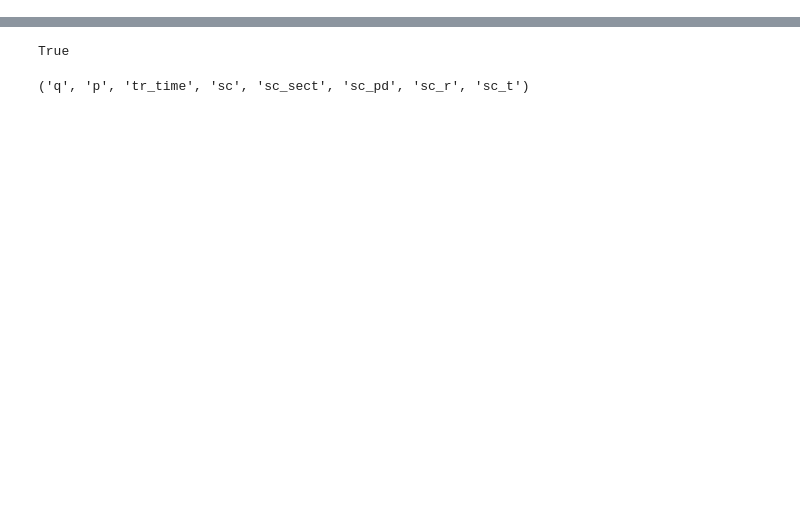
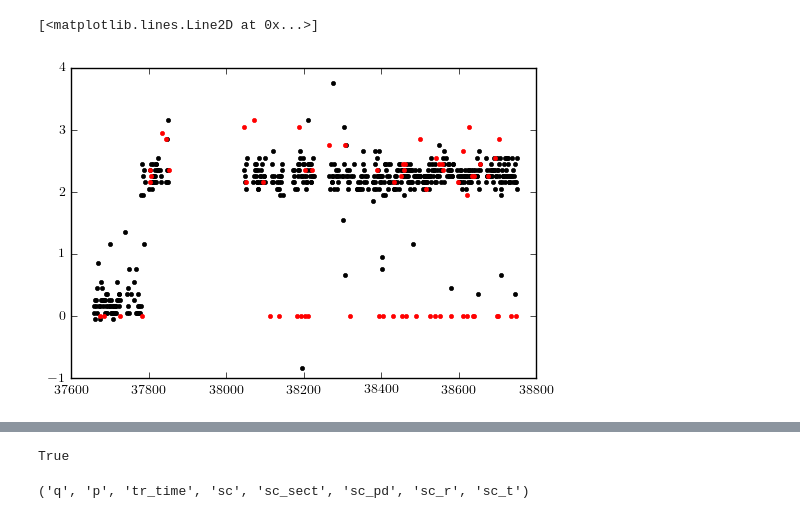
Before and after one commit to evan-phelps/phys-ana-omega, a Jupyter notebook: worksheets/pid_pos_per_run.ipynb, the cells around one changed output, grey strips where cells are left out. Cells and saved outputs as stored; diff of their text form; code cells hidden in the pictures; blank space fills up the shorter version.

```diff
--- a/worksheets/pid_pos_per_run.ipynb
+++ b/worksheets/pid_pos_per_run.ipynb
@@ -80,0 +105,14 @@ def get_peak_points(h):
+# %%
+%%time
+runs, peaks = [], []
+runs_e, peaks_e = [], []
+for (run, dts) in run_dtsS:
+    (h,peaks1,dt) = get_hist_peaks(run, run_dtsS, 3, 11)
+    if len(peaks1)>0 and len(peaks1)<3:
+        runs.append(run)
+        peaks.append(dt)
+    else:
+        runs_e.append(run)
+        peaks_e.append(dt)
+    del h
+#     break
@@ -81,3 +172,14 @@ def get_peak_points(h):
+# %%
+plt.plot(runs, peaks, 'k.')
+plt.plot(runs_e, peaks_e, 'r.')
+# plt.show()
+# print(peaks)
+# print(peaks1)
+# print(get_peak_points(h))
+# asrootpy(h)
+# %% [output]
+[<matplotlib.lines.Line2D at 0x...>]
+[figure, added]
 # %%
 run0, run1 = min(golden_runs), max(golden_runs)
 print(run0,run1)
```
Also changed, not shown: parts of 12 cells of this notebook, 10 other files.
